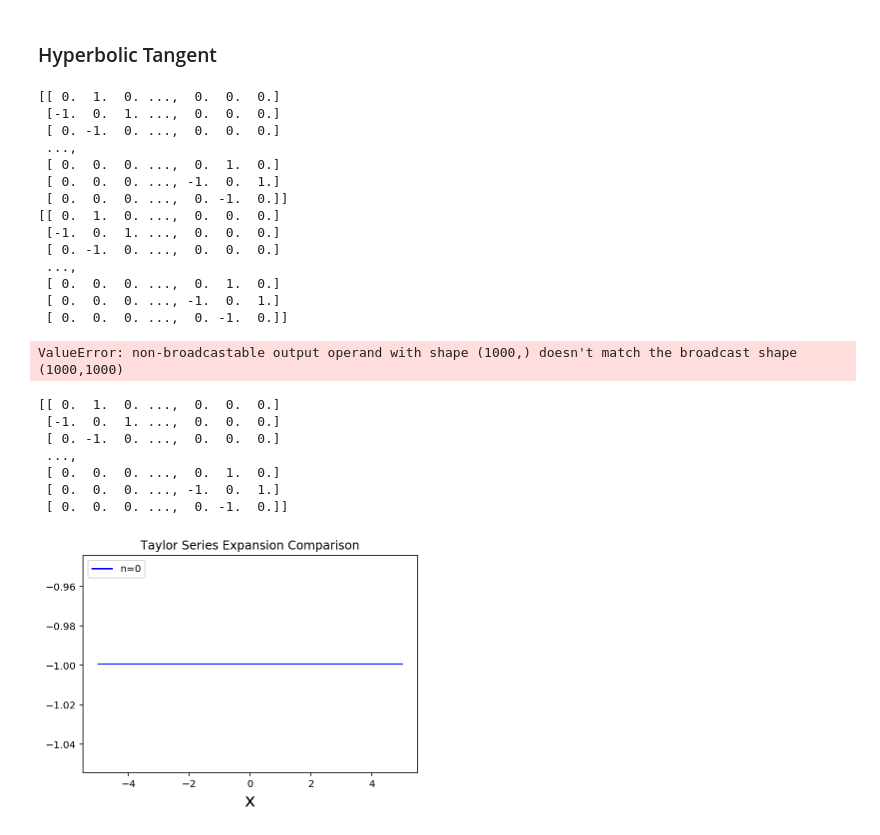
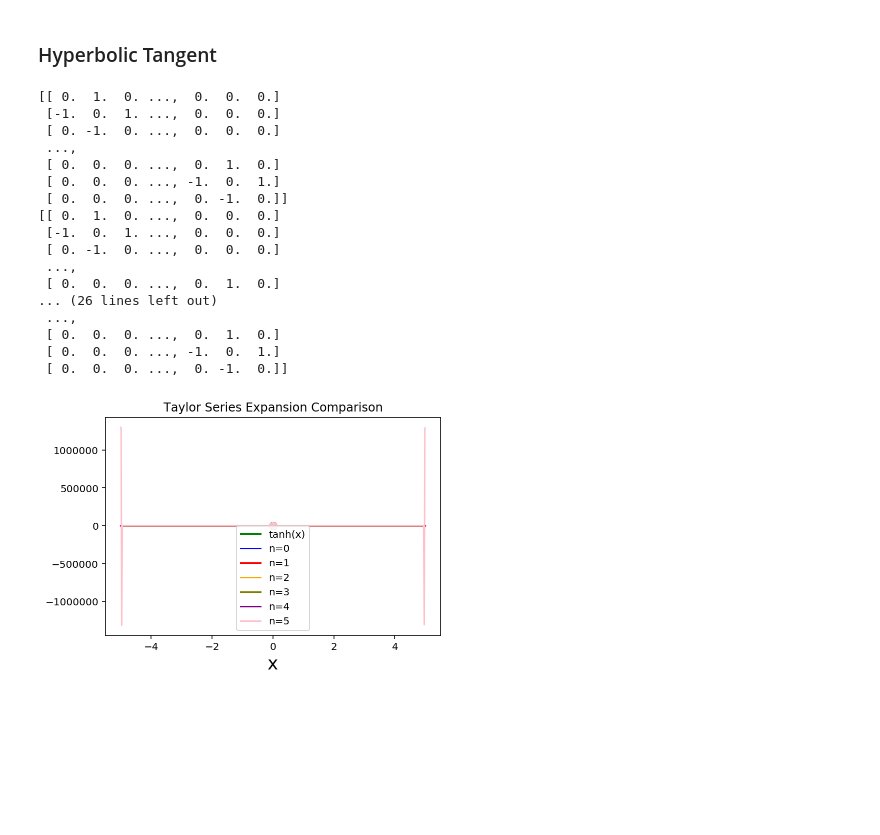
Before and after one commit to chapman-phys220-2018s/cw-07-phys220, a Jupyter notebook: taylor.ipynb, the cells around one changed output. Drawn from its saved outputs; the diff is of its cells as text; code cells hidden in the pictures; blank space fills up the shorter version.

```diff
--- a/taylor.ipynb
+++ b/taylor.ipynb
@@ -23,53 +23,55 @@ The accuracy of the approximation produced by the Taylor Series Exansion can by
 x = np.linspace(-5,5,1000)
 # %% [markdown]
 ### Hyperbolic Tangent
-# %%
-tanh = ta.tanh(x)
-x, approx0 = ta.taylor(x,tanh,0,0)
-x, approx1 = ta.taylor(x,tanh,0,1)
-# %% [output]
-[[ 0.  1.  0. ...,  0.  0.  0.]
- [-1.  0.  1. ...,  0.  0.  0.]
- [ 0. -1.  0. ...,  0.  0.  0.]
- ...,
- [ 0.  0.  0. ...,  0.  1.  0.]
- [ 0.  0.  0. ..., -1.  0.  1.]
- [ 0.  0.  0. ...,  0. -1.  0.]]
-[[ 0.  1.  0. ...,  0.  0.  0.]
- [-1.  0.  1. ...,  0.  0.  0.]
- [ 0. -1.  0. ...,  0.  0.  0.]
- ...,
- [ 0.  0.  0. ...,  0.  1.  0.]
- [ 0.  0.  0. ..., -1.  0.  1.]
- [ 0.  0.  0. ...,  0. -1.  0.]]
-ValueError: non-broadcastable output operand with shape (1000,) doesn't match the broadcast shape (1000,1000)
 # %%
 def plotstanh(x):
+    tanh = ta.tanh(x)
     font = {"size":18}
     plt.title("Taylor Series Expansion Comparison")
     plt.xlabel("x", fontdict = font )
-    x,approx0 = ta.taylor(x,tanh,100,0)
+    x, approx0 = ta.taylor(x,tanh,500,0)
+    x, approx1 = ta.taylor(x,tanh,500,1)
+    x, approx2 = ta.taylor(x,tanh,500,2)
+    x, approx3 = ta.taylor(x,tanh,500,3)
+    x, approx4 = ta.taylor(x,tanh,500,4)
+    x, approx5 = ta.taylor(x,tanh,500,5)
     #Plot the three functions with appropriate labels for legend
+    plt.plot(x, tanh, color = "green", label = "tanh(x)")
     plt.plot(x, approx0, color = "blue", label = "n=0")
-    #plt.plot(x, l, color = "red", linestyle = "--", label = "lorentzian")
-    #plt.plot(x, rc, color = "green", linestyle = ":", label = "raisedcosine")
-    #Include legend
-    plt.legend(loc = "upper left")
+    plt.plot(x, approx1, color = "red", label = "n=1")
+    plt.plot(x, approx2, color = "orange", label = "n=2")
+    plt.plot(x, approx3, color = "olive", label = "n=3")
+    plt.plot(x, approx4, color = "purple", label = "n=4")
+    plt.plot(x, approx5, color = "pink", label = "n=5")
+
+    plt.legend(loc = "lower center")
     #Add markers
-    #t = np.pi
-    #plt.scatter([t,],[gaussian(t)], 50, color ='blue')
-    #plt.scatter([t,],[lorentzian(t)], 50, color ='red')
-    #plt.scatter([t,],[raisedcosine(t)], 50, color ='green')
+    plt.scatter([0,],[approx0[500]], 50, color ='blue')
+    plt.scatter([0,],[approx1[500]], 50, color ='red')
+    plt.scatter([0,],[approx2[500]], 50, color ='orange')
+    plt.scatter([0,],[approx3[500]], 50, color ='olive')
+    plt.scatter([0,],[approx4[500]], 50, color ='purple')
+    plt.scatter([0,],[approx5[500]], 50, color ='pink')
     #Add arrow
     #plt.annotate(r'$\pi$', xy = (t,gaussian(t)),xycoords='data', xytext=(+10, +30), textcoords='offset points', fontsize=16,
     #arrowprops=dict(arrowstyle="->", connectionstyle="arc3,rad=.2"))
 plotstanh(x)
 # %% [output]
 [[ 0.  1.  0. ...,  0.  0.  0.]
  [-1.  0.  1. ...,  0.  0.  0.]
  [ 0. -1.  0. ...,  0.  0.  0.]
  ...,
  [ 0.  0.  0. ...,  0.  1.  0.]
  [ 0.  0.  0. ..., -1.  0.  1.]
  [ 0.  0.  0. ...,  0. -1.  0.]]
+[[ 0.  1.  0. ...,  0.  0.  0.]
+ [-1.  0.  1. ...,  0.  0.  0.]
+ [ 0. -1.  0. ...,  0.  0.  0.]
+ ...,
+ [ 0.  0.  0. ...,  0.  1.  0.]
+... (26 lines left out)
+ ...,
+ [ 0.  0.  0. ...,  0.  1.  0.]
+ [ 0.  0.  0. ..., -1.  0.  1.]
+ [ 0.  0.  0. ...,  0. -1.  0.]]
-[figure, old version]
+[figure, new version]
```
Also changed, not shown: parts of 1 cell of this notebook.
